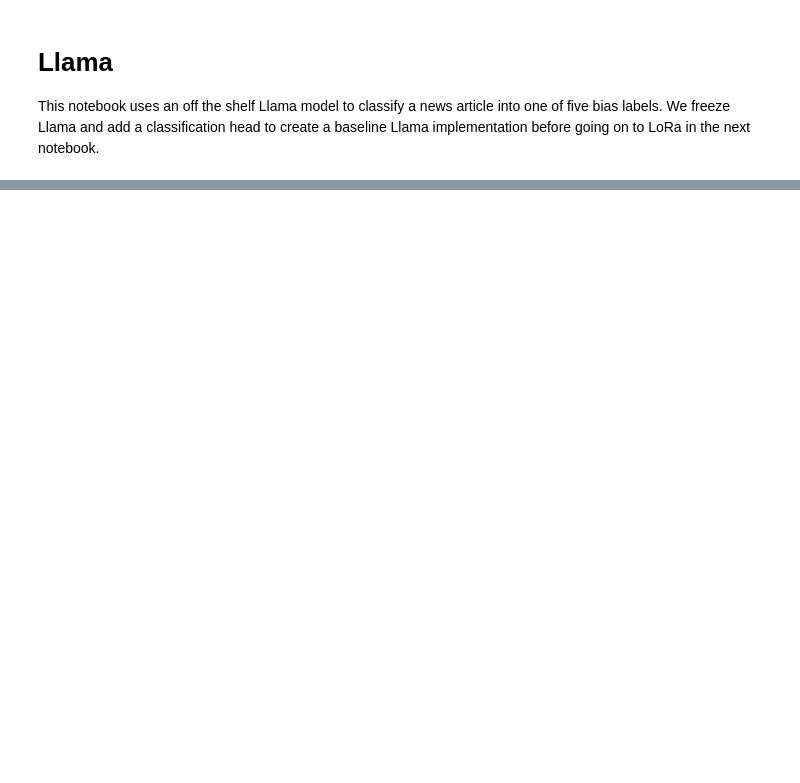
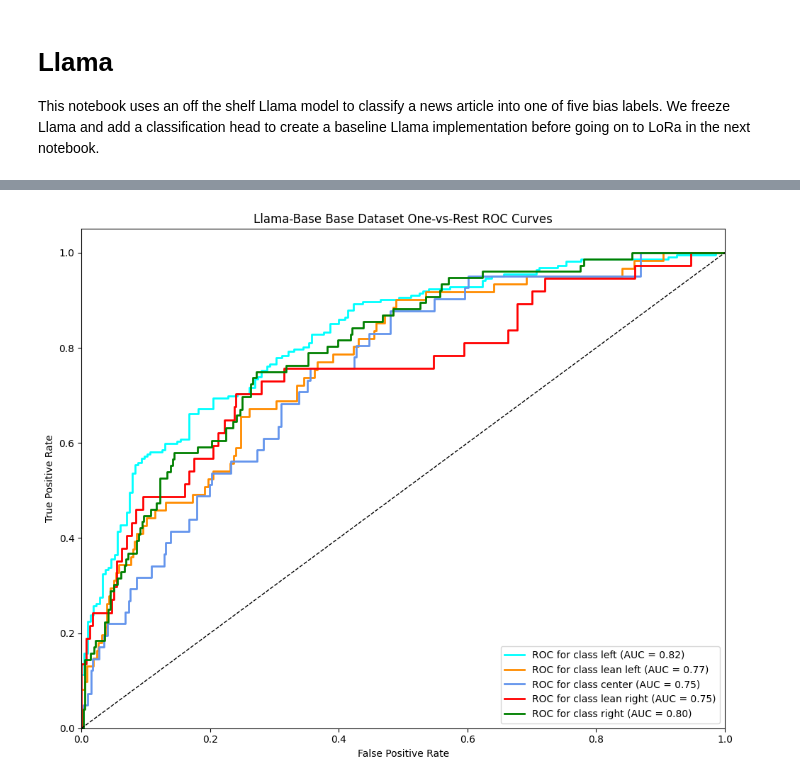
Before and after one commit to foongming/CS5242Project, a Jupyter notebook: llama_base.ipynb, the cells around one changed output, grey strips where cells are left out. Saved outputs shown, nothing was run; the diff lists cells and outputs as text; code cells hidden in the pictures; blank space fills up the shorter version.

```diff
--- a/llama_base.ipynb
+++ b/llama_base.ipynb
@@ -345,0 +275,7 @@ plt.show()
+# %%
+from utils import plot_roc
+
+
+plot_roc(y_prob, net, test, classes, 'Llama-Base Base Dataset');
+# %% [output]
+[figure, added]
```
Also changed, not shown: parts of 31 cells of this notebook, 7 other files.
